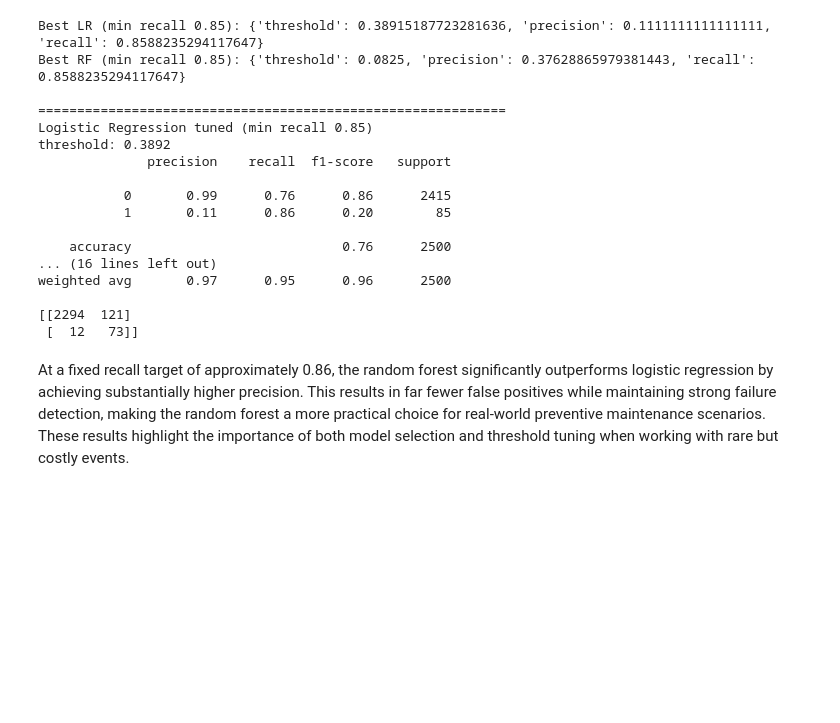
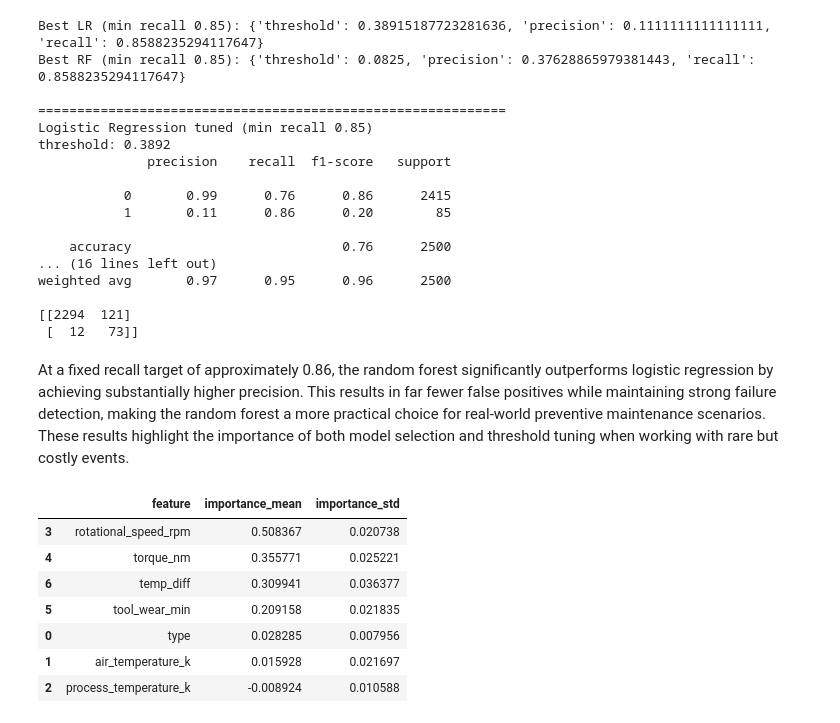
Before and after one commit to arisharazakhan-cpu/manufacturing-downtime-analysis, a Jupyter notebook: notebooks/03_model_comparison_threshold_tuning.ipynb, the cells around one changed output. Drawn from its saved outputs; the diff is of its cells as text; code cells hidden in the pictures; blank space fills up the shorter version.

```diff
--- a/notebooks/03_model_comparison_threshold_tuning.ipynb
+++ b/notebooks/03_model_comparison_threshold_tuning.ipynb
@@ -235,3 +235,33 @@ weighted avg       0.97      0.95      0.96      2500
  [  12   73]]
 # %% [markdown]
 At a fixed recall target of approximately 0.86, the random forest significantly outperforms logistic regression by achieving substantially higher precision. This results in far fewer false positives while maintaining strong failure detection, making the random forest a more practical choice for real-world preventive maintenance scenarios. These results highlight the importance of both model selection and threshold tuning when working with rare but costly events.
+# %%
+from sklearn.inspection import permutation_importance
+
+rf.fit(X_train, y_train)
+
+perm = permutation_importance(
+    rf,
+    X_test,
+    y_test,
+    n_repeats=10,
+    random_state=42,
+    scoring="average_precision"
+)
+
+importances = pd.DataFrame({
+    "feature": X_test.columns,
+    "importance_mean": perm.importances_mean,
+    "importance_std": perm.importances_std
+}).sort_values("importance_mean", ascending=False)
+
+importances.head(15)
+# %% [output]
+|  | feature | importance_mean | importance_std |
+| 3 | rotational_speed_rpm | 0.508367 | 0.020738 |
+| 4 | torque_nm | 0.355771 | 0.025221 |
+| 6 | temp_diff | 0.309941 | 0.036377 |
+| 5 | tool_wear_min | 0.209158 | 0.021835 |
+| 0 | type | 0.028285 | 0.007956 |
+| 1 | air_temperature_k | 0.015928 | 0.021697 |
+| 2 | process_temperature_k | -0.008924 | 0.010588 |
```
Also changed, not shown: parts of 2 cells of this notebook.
